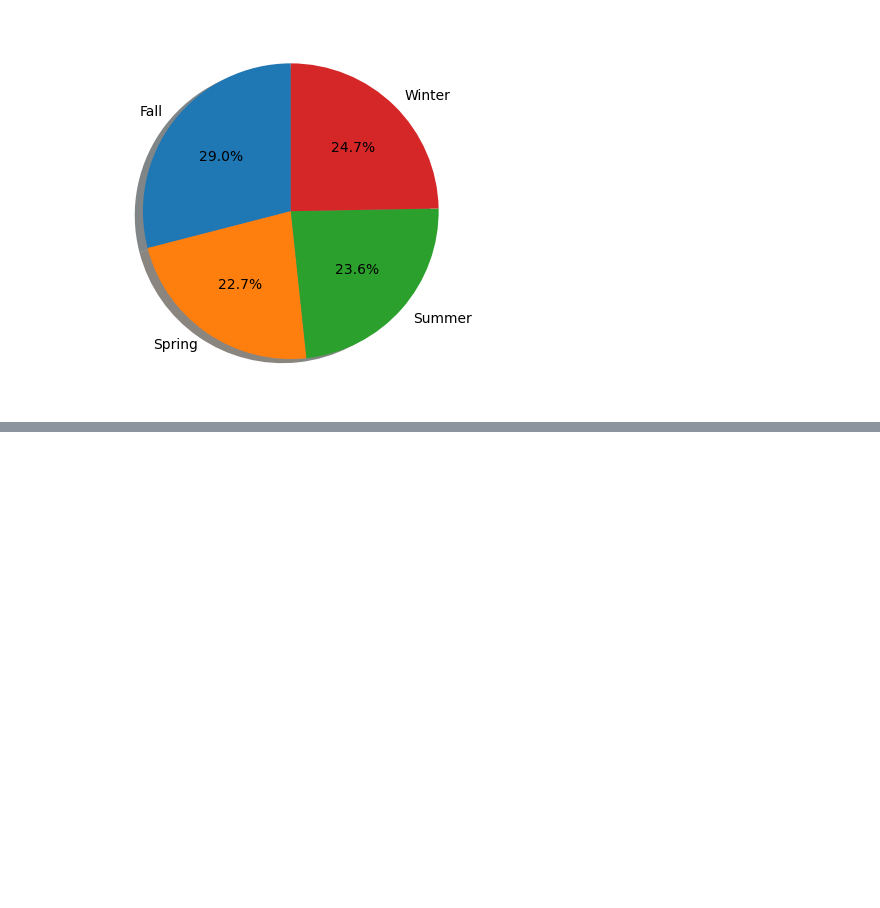
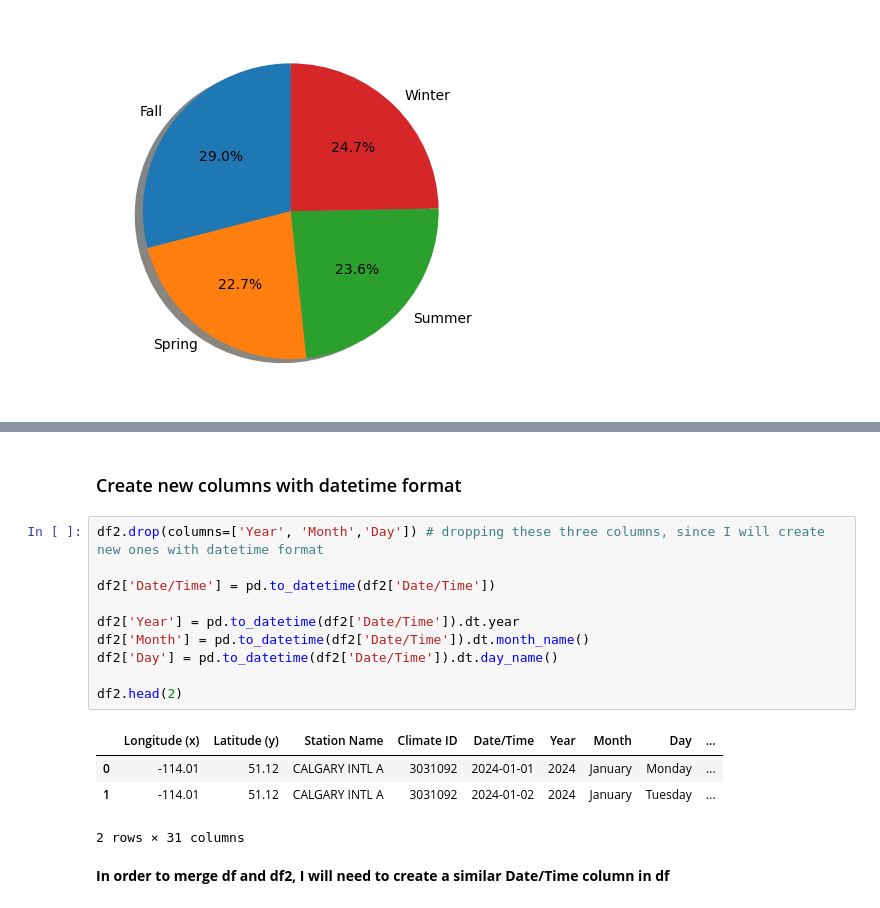
Before and after one commit to aliUofCafkhami/601-Project, a Jupyter notebook: Project 601.ipynb, the cells around one changed output, grey strips where cells are left out. Cells and saved outputs as stored; diff of their text form; blank space fills up the shorter version.

```diff
--- a/Project 601.ipynb
+++ b/Project 601.ipynb
@@ -249,0 +232,19 @@ Index(['Longitude (x)', 'Latitude (y)', 'Station Name', 'Climate ID',
+# %% [markdown]
+### Create new columns with datetime format
+# %%
+df2.drop(columns=['Year', 'Month','Day']) # dropping these three columns, since I will create new ones with datetime format
+
+df2['Date/Time'] = pd.to_datetime(df2['Date/Time'])
+
+df2['Year'] = pd.to_datetime(df2['Date/Time']).dt.year
+df2['Month'] = pd.to_datetime(df2['Date/Time']).dt.month_name()
+df2['Day'] = pd.to_datetime(df2['Date/Time']).dt.day_name()
+
+df2.head(2)
+# %% [output]
+|  | Longitude (x) | Latitude (y) | Station Name | Climate ID | Date/Time | Year | Month | Day | ... |
+| 0 | -114.01 | 51.12 | CALGARY INTL A | 3031092 | 2024-01-01 | 2024 | January | Monday | ... |
+| 1 | -114.01 | 51.12 | CALGARY INTL A | 3031092 | 2024-01-02 | 2024 | January | Tuesday | ... |
+2 rows × 31 columns
+# %% [markdown]
+**In order to merge df and df2, I will need to create a similar Date/Time column in df**
```
Also changed, not shown: parts of 17 cells of this notebook.
